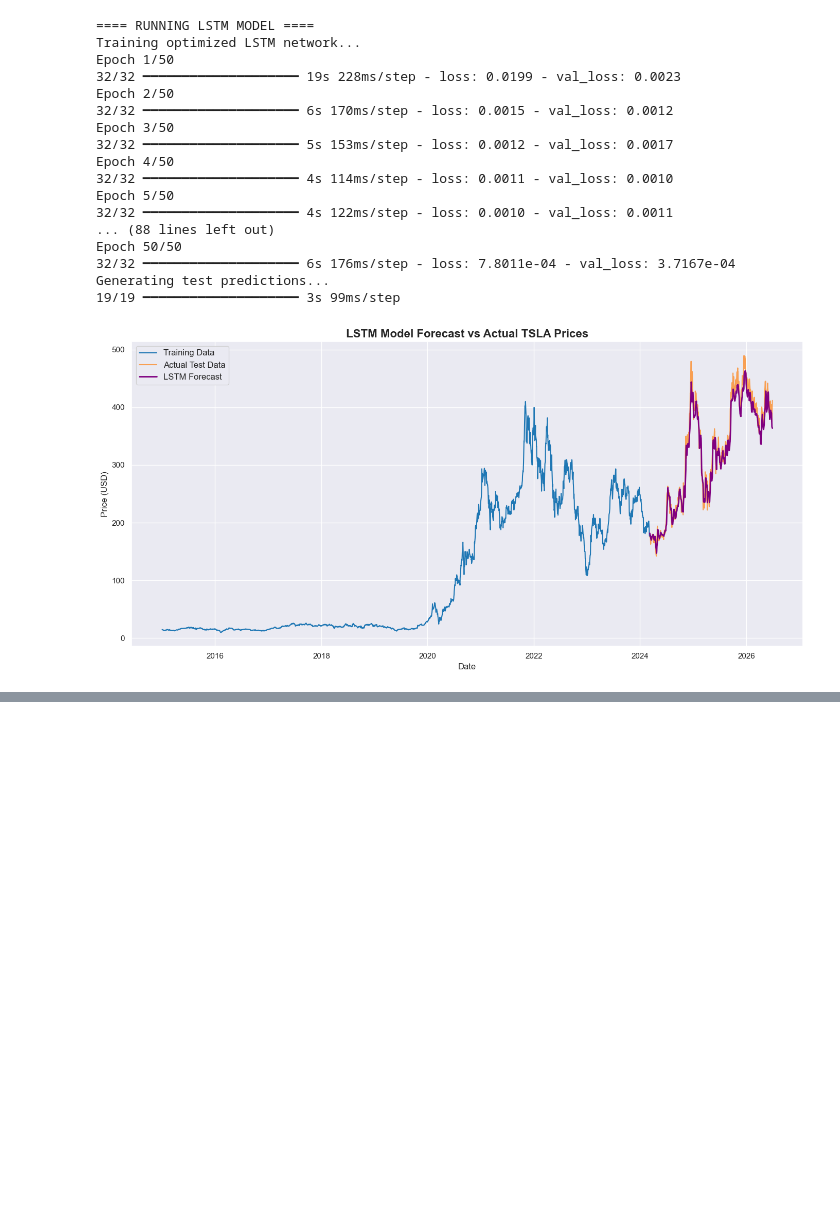
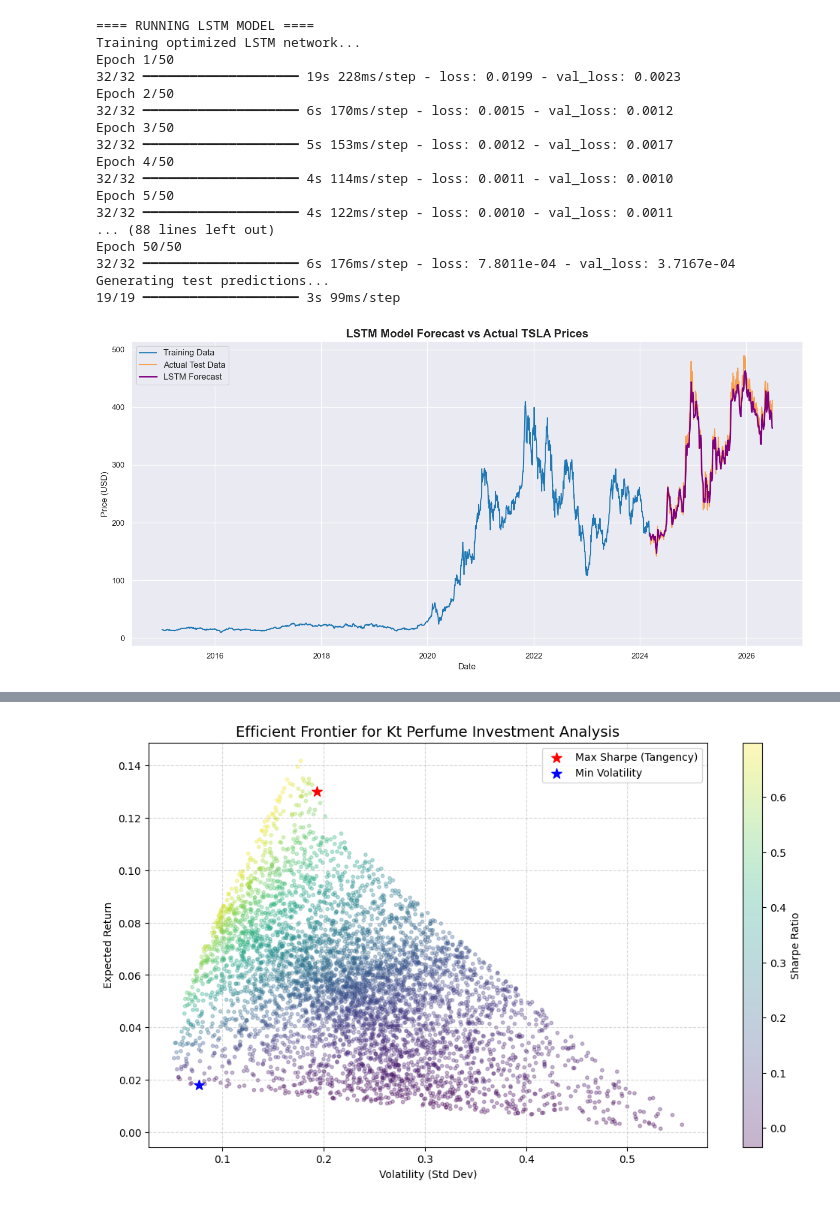
Before and after one commit to KetimTesfaye/portfolio-optimization, a Jupyter notebook: notebooks/02_time_series_forecasting.ipynb, the cells around one changed output, grey strips where cells are left out. Saved outputs shown, nothing was run; the diff lists cells and outputs as text; code cells hidden in the pictures; blank space fills up the shorter version.

```diff
--- a/notebooks/02_time_series_forecasting.ipynb
+++ b/notebooks/02_time_series_forecasting.ipynb
@@ -1146,0 +1903,77 @@ Result: The LSTM deep learning model outperformed the ARIMA model, exhibiting a
+# %%
+import numpy as np
+import pandas as pd
+from scipy.optimize import minimize
+import matplotlib.pyplot as plt
+import os
+
+# --- DATA LOADING ---
+try:
+    df_returns_cleaned = pd.read_csv('../data/processed/asset_prices.csv', index_col=0, parse_dates=True).pct_change().dropna()
+    forecast_path = '../data/processed/asset_returns.csv'
+    if not os.path.exists(forecast_path):
+        raise FileNotFoundError(f"Could not find {forecast_path}")
+    lstm_forecast_series = pd.read_csv(forecast_path, index_col=0).iloc[:, 0]
+except Exception as e:
+    print(f"Error loading data: {e}")
+    exit()
+
+# 1. Prepare Expected Returns & Covariance
+hist_returns = df_returns_cleaned.mean() * 252
+lstm_annualized_return = (lstm_forecast_series.pct_change().mean()) * 252
+expected_returns = pd.Series({'TSLA': lstm_annualized_return, 'SPY': hist_returns['SPY'], 'BND': hist_returns['BND']})
+cov_matrix = df_returns_cleaned[['TSLA', 'SPY', 'BND']].cov() * 252
+
+# 2. Portfolio Functions
+def portfolio_performance(weights, returns, cov_matrix):
+    port_return = np.sum(returns * weights)
+    port_vol = np.sqrt(np.dot(weights.T, np.dot(cov_matrix, weights)))
+    return port_return, port_vol
+
+# 3. Efficient Frontier Simulation
+num_portfolios = 5000
+results = np.zeros((3, num_portfolios))
+for i in range(num_portfolios):
+    weights = np.random.random(len(expected_returns))
+    weights /= np.sum(weights)
+    p_ret, p_vol = portfolio_performance(weights, expected_returns, cov_matrix)
+    results[0, i] = p_ret
+    results[1, i] = p_vol
+    results[2, i] = (p_ret - 0.02) / p_vol
+
+# 4. Find Key Portfolios
+# Max Sharpe
+def neg_sharpe(w): return -portfolio_performance(w, expected_returns, cov_matrix)[0] / portfolio_performance(w, expected_returns, cov_matrix)[1]
+cons = ({'type': 'eq', 'fun': lambda x: np.sum(x) - 1})
+bounds = [(0.1, 1.0), (0.0, 1.0), (0.0, 1.0)]
+max_sharpe = minimize(neg_sharpe, [0.33, 0.33, 0.33], bounds=bounds, constraints=cons)
+
+# Min Volatility
+def port_vol(w): return portfolio_performance(w, expected_returns, cov_matrix)[1]
+min_vol = minimize(port_vol, [0.33, 0.33, 0.33], bounds=bounds, constraints=cons)
+
+# 5. Visualization
+plt.figure(figsize=(12, 7))
+plt.scatter(results[1, :], results[0, :], c=results[2, :], cmap='viridis', s=10, alpha=0.3)
+plt.colorbar(label='Sharpe Ratio')
+
+# Plot Key Portfolios
+max_s_ret, max_s_vol = portfolio_performance(max_sharpe.x, expected_returns, cov_matrix)
+min_v_ret, min_v_vol = portfolio_performance(min_vol.x, expected_returns, cov_matrix)
+
+plt.scatter(max_s_vol, max_s_ret, c='red', s=100, marker='*', label='Max Sharpe (Tangency)')
+plt.scatter(min_v_vol, min_v_ret, c='blue', s=100, marker='*', label='Min Volatility')
+
+plt.title('Efficient Frontier for Kt Perfume Investment Analysis', fontsize=14)
+plt.xlabel('Volatility (Std Dev)')
+plt.ylabel('Expected Return')
+plt.legend()
+plt.grid(True, linestyle='--', alpha=0.5)
+plt.show()
+
+print("==== TANGENCY PORTFOLIO (Max Sharpe) ====")
+print(max_sharpe.x)
+print("\n==== MIN VOLATILITY PORTFOLIO ====")
+print(min_vol.x)
+# %% [output]
+[figure, added]
```
Also changed, not shown: parts of 13 cells of this notebook.
